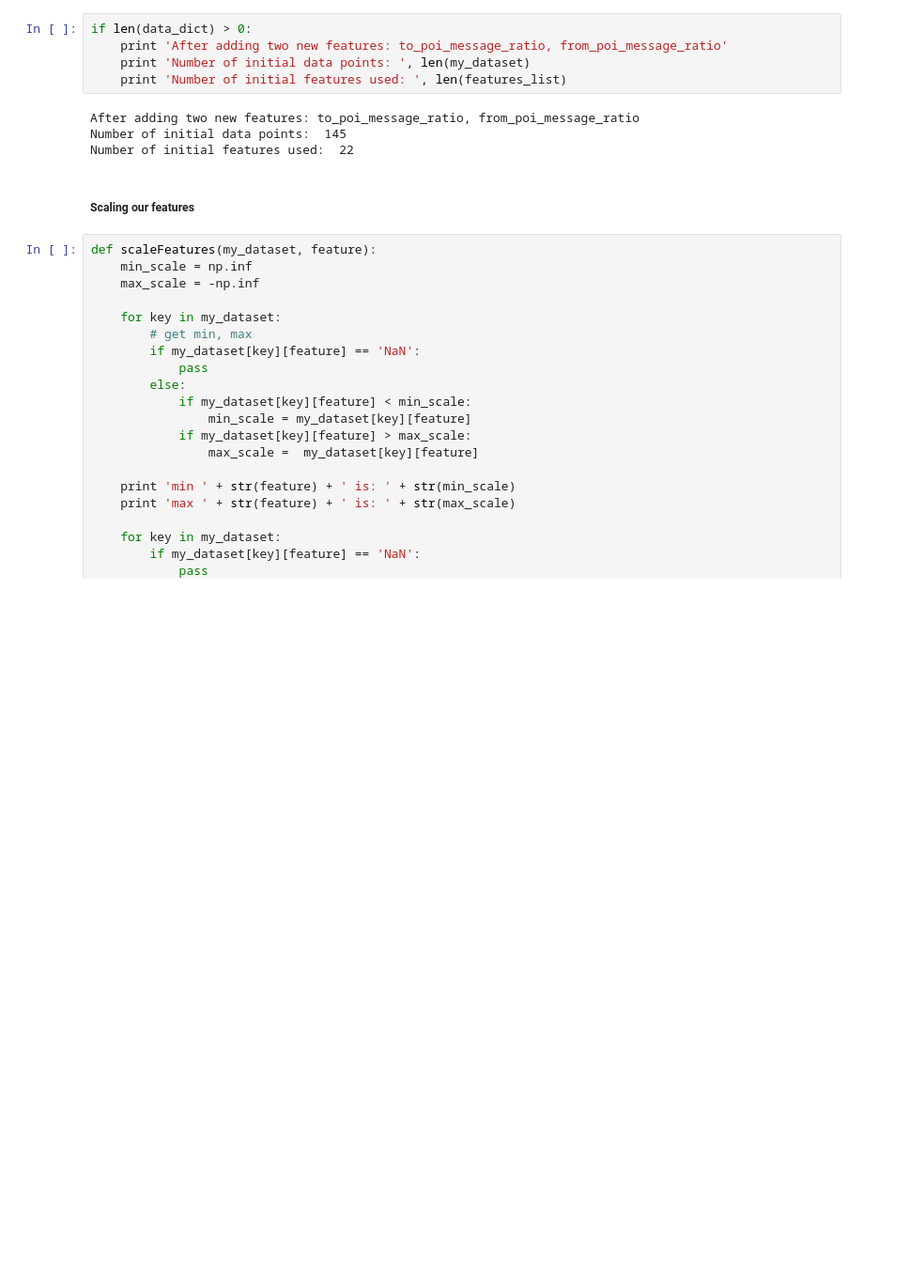
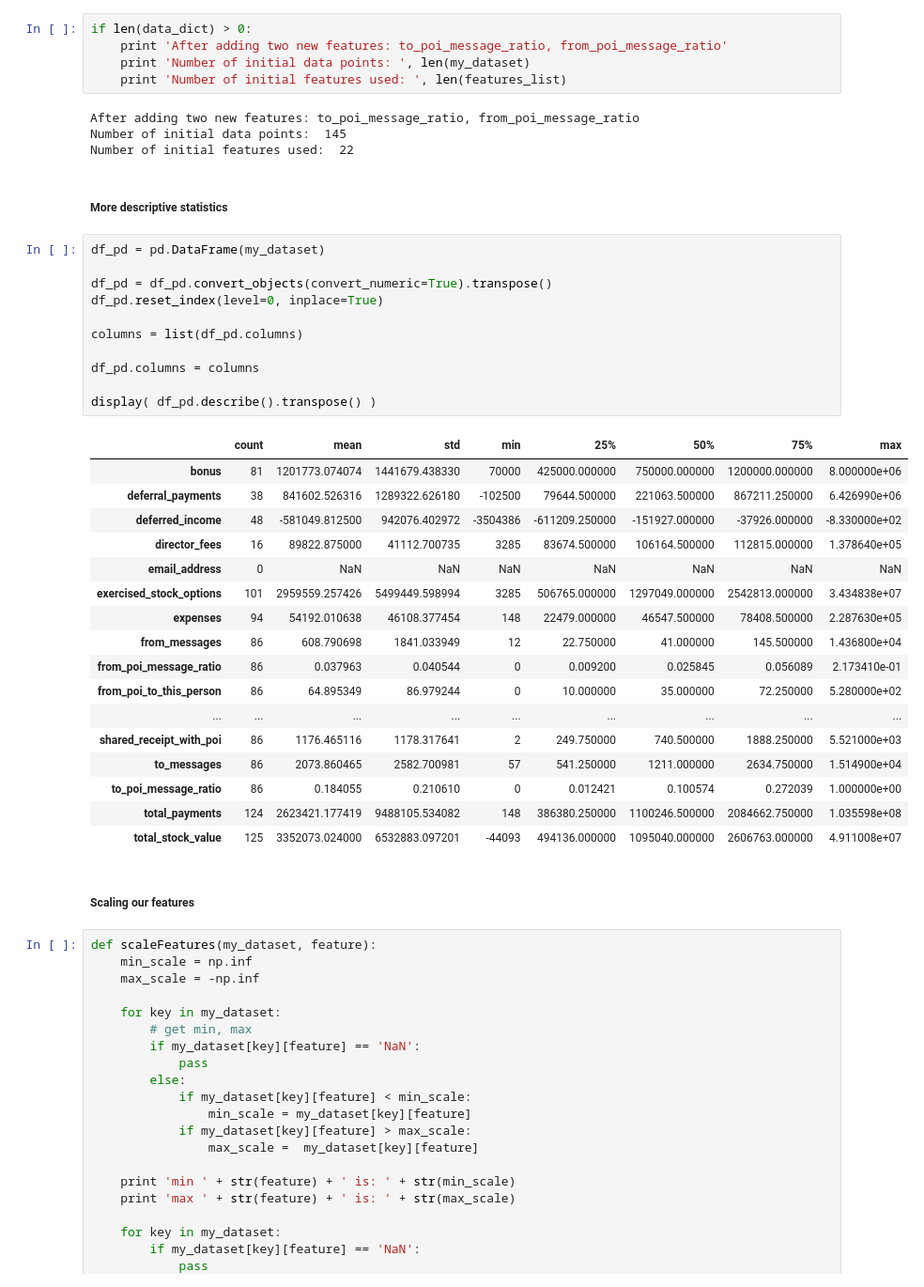
Before and after one commit to Corvids/data_analyst_projects, a Jupyter notebook: p5-enron-fraud/final_project/Enron_Fraud_notebook.ipynb, the cells around one changed output. Shown at 94% size. Drawn from its saved outputs; the diff is of its cells as text; blank space fills up the shorter version.

```diff
--- a/p5-enron-fraud/final_project/Enron_Fraud_notebook.ipynb
+++ b/p5-enron-fraud/final_project/Enron_Fraud_notebook.ipynb
@@ -236,6 +237,37 @@ if len(data_dict) > 0:
 After adding two new features: to_poi_message_ratio, from_poi_message_ratio
 Number of initial data points:  145
 Number of initial features used:  22
+# %% [markdown]
+##### More descriptive statistics
+# %%
+df_pd = pd.DataFrame(my_dataset)
+
+df_pd = df_pd.convert_objects(convert_numeric=True).transpose()
+df_pd.reset_index(level=0, inplace=True)
+
+columns = list(df_pd.columns)
+
+df_pd.columns = columns
+
+display( df_pd.describe().transpose() )
+# %% [output]
+|  | count | mean | std | min | 25% | 50% | 75% | max |
+| bonus | 81 | 1201773.074074 | 1441679.438330 | 70000 | 425000.000000 | 750000.000000 | 1200000.000000 | 8.000000e+06 |
+| deferral_payments | 38 | 841602.526316 | 1289322.626180 | -102500 | 79644.500000 | 221063.500000 | 867211.250000 | 6.426990e+06 |
+| deferred_income | 48 | -581049.812500 | 942076.402972 | -3504386 | -611209.250000 | -151927.000000 | -37926.000000 | -8.330000e+02 |
+| director_fees | 16 | 89822.875000 | 41112.700735 | 3285 | 83674.500000 | 106164.500000 | 112815.000000 | 1.378640e+05 |
+| email_address | 0 | NaN | NaN | NaN | NaN | NaN | NaN | NaN |
+| exercised_stock_options | 101 | 2959559.257426 | 5499449.598994 | 3285 | 506765.000000 | 1297049.000000 | 2542813.000000 | 3.434838e+07 |
+| expenses | 94 | 54192.010638 | 46108.377454 | 148 | 22479.000000 | 46547.500000 | 78408.500000 | 2.287630e+05 |
+| from_messages | 86 | 608.790698 | 1841.033949 | 12 | 22.750000 | 41.000000 | 145.500000 | 1.436800e+04 |
+| from_poi_message_ratio | 86 | 0.037963 | 0.040544 | 0 | 0.009200 | 0.025845 | 0.056089 | 2.173410e-01 |
+| from_poi_to_this_person | 86 | 64.895349 | 86.979244 | 0 | 10.000000 | 35.000000 | 72.250000 | 5.280000e+02 |
+| ... | ... | ... | ... | ... | ... | ... | ... | ... |
+| shared_receipt_with_poi | 86 | 1176.465116 | 1178.317641 | 2 | 249.750000 | 740.500000 | 1888.250000 | 5.521000e+03 |
+| to_messages | 86 | 2073.860465 | 2582.700981 | 57 | 541.250000 | 1211.000000 | 2634.750000 | 1.514900e+04 |
+| to_poi_message_ratio | 86 | 0.184055 | 0.210610 | 0 | 0.012421 | 0.100574 | 0.272039 | 1.000000e+00 |
+| total_payments | 124 | 2623421.177419 | 9488105.534082 | 148 | 386380.250000 | 1100246.500000 | 2084662.750000 | 1.035598e+08 |
+| total_stock_value | 125 | 3352073.024000 | 6532883.097201 | -44093 | 494136.000000 | 1095040.000000 | 2606763.000000 | 4.911008e+07 |
 # %% [markdown]
 ##### Scaling our features
 # %%
```
Also changed, not shown: parts of 14 cells of this notebook.
